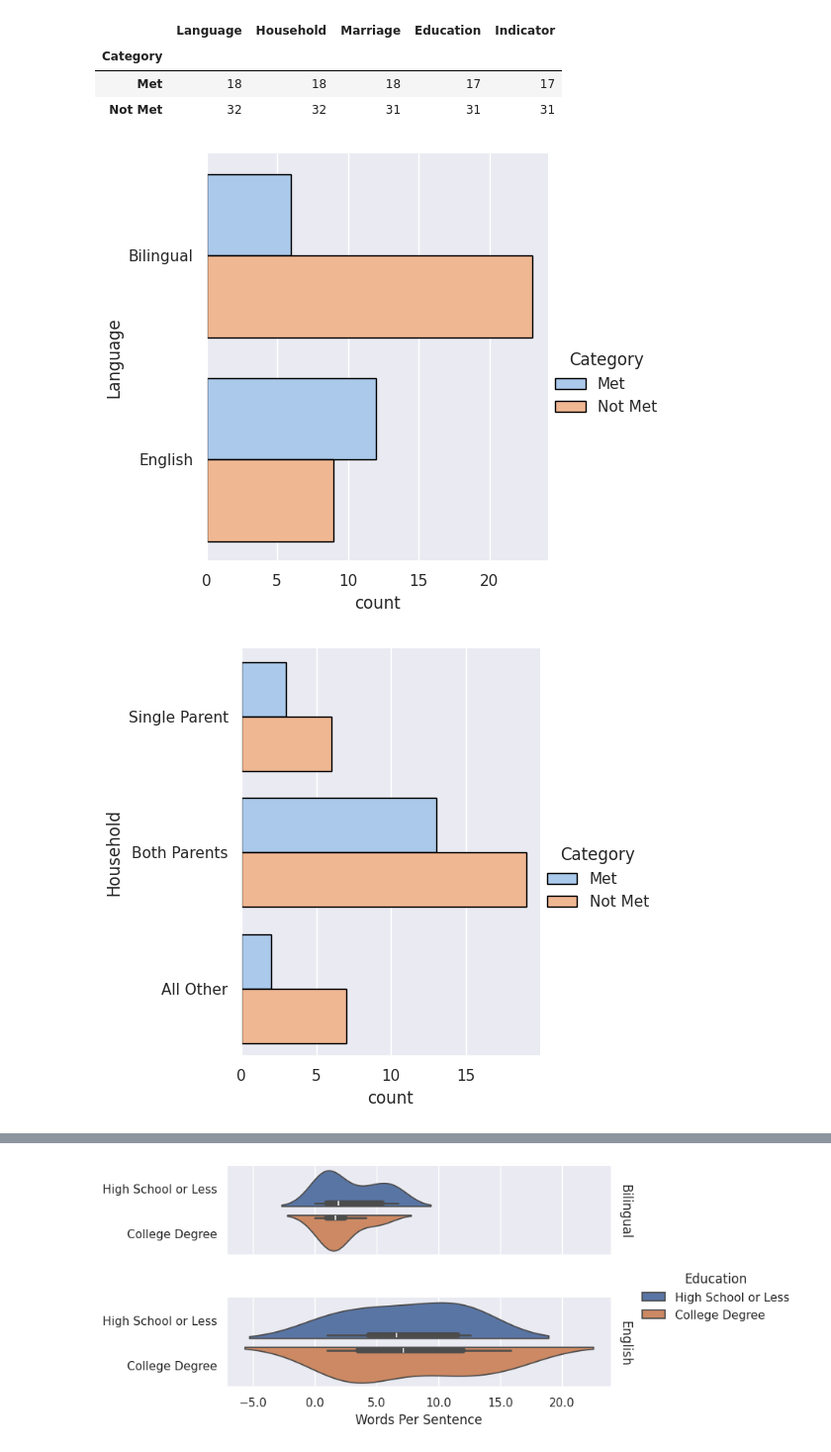
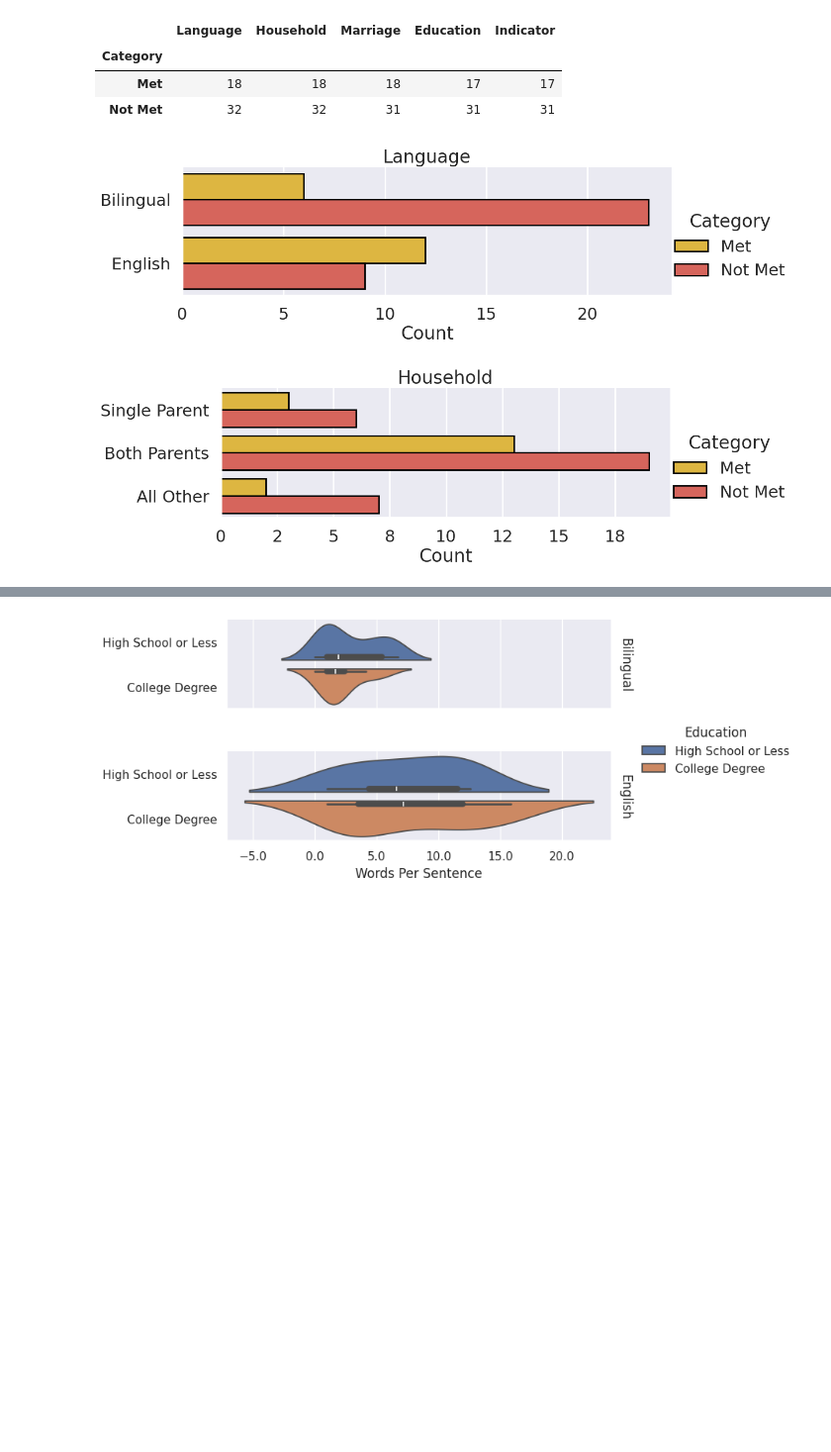
Before and after one commit to griffinengle/AAA-2026-Data-Analysis, a Jupyter notebook: AAA-26.ipynb, the cells around one changed output, grey strips where cells are left out. Shown at 99% size. Saved outputs shown, nothing was run; the diff lists cells and outputs as text; code cells hidden in the pictures; blank space fills up the shorter version.

```diff
--- a/AAA-26.ipynb
+++ b/AAA-26.ipynb
@@ -304,6 +304,7 @@ Values: `Bayley`, `CELF5`, `CELP3`, `DAYC2`, `PLS5`, `RESCAE Rec/Exp`, `TACL/TEX
 
 Values: any `integer`
 # %%
+import matplotlib
 import matplotlib.pyplot as plt
 import numpy as np
 import pandas as pd
@@ -312,8 +313,9 @@ import seaborn as sns
 import statsmodels.api as sm
 import statsmodels.stats.descriptivestats as ds
 import warnings
-from enum import Enum
+
 from statsmodels.formula.api import ols
+from pathlib import Path
 
 # Supress unwanted errors from script output
 warnings.filterwarnings("ignore", category=FutureWarning)
@@ -321,6 +323,12 @@ warnings.filterwarnings("ignore", category=RuntimeWarning)
 # Manually define a tab variable because \t isn't working right
 # And I don't want to take the time to figure out why, when I can brute force it :)
 tab = "        "
+
+# Set custom seaborn theme
+idoh_colors = ['#f7c327', '#eb5347', '#06a3c9', '#6cbe45','#253e8e']
+idoh_palette = sns.color_palette(idoh_colors)
+idoh_plotting_context = sns.plotting_context('poster')
+sns.set_theme(context=idoh_plotting_context, palette=idoh_palette)
 
 # Import data after exclusion from csv
 df = pd.read_csv("/workspaces/codespaces-blank/data/final-dataset-aaa26.csv")
@@ -346,6 +354,7 @@ df_ess.rename(columns={'Age_Month_Round': 'Age', 'Home_Language_Simple': 'Langua
 filter = ['ASL', 'Spanish', 'Other', 'Unknown']
 df_ess = df_ess[~df_ess['Language'].isin(filter)]
 df_ess = df_ess[~df_ess['Category'].isin(['Not Given'])]
+df_ess_dropna = df_ess.dropna(subset='WPS')
 # %% [output]
 A value is trying to be set on a copy of a slice from a DataFrame
 
@@ -380,24 +393,16 @@ df_ess.groupby('Category')[['Language', 'Household', 'Marriage', 'Education', 'I
 | Met | 18 | 18 | 18 | 17 | 17 |
 | Not Met | 32 | 32 | 31 | 31 | 31 |
 # %%
-# Apply theme and color palette
-sns.set_theme()
-
-# Create catplot of WPS Score by Maternal Education and by SLD/ADHD
-#sns.catplot(
-#    data=df_ess, x='WPS', y="Education", hue="Language",
-#    kind='violin', inner='stick', split=True
-#)
-#sns.catplot(
-#    data=df_ess, x='WPS', y="Indicator", hue="Education",
-#    kind='violin', inner='stick', split=True
-#)
-['Language', 'Household', 'Marriage', 'Education', 'Indicator']
+groups = ['Language', 'Household', 'Marriage', 'Education', 'Indicator']
 for group in groups:
-    sns.catplot(
-       data=df_ess, y=group, hue='Category', kind='count',
-       palette='pastel', edgecolor='black'
+    g = sns.catplot(
+        data=df_ess, y=group, hue='Category', kind='count',
+        height=4, aspect=3, edgecolor='black'
     )
+    g.ax.set_ylabel('')
+    g.ax.set_xlabel('Count')
+    g.ax.set_title(group)
+    g.ax.xaxis.set_major_formatter('{x:.0f}')
 # %% [output]
-[figure, old version]
+[figure, new version]
-[figure, old version]
+[figure, new version]
```
Also changed, not shown: parts of 3 cells of this notebook, 6 other files.
